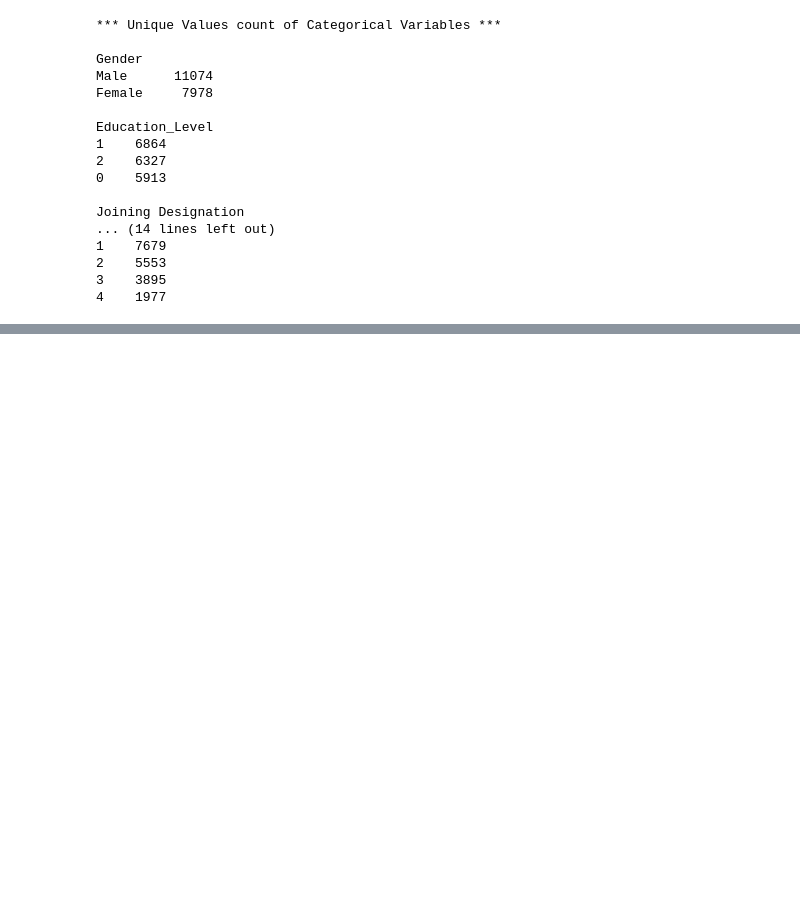
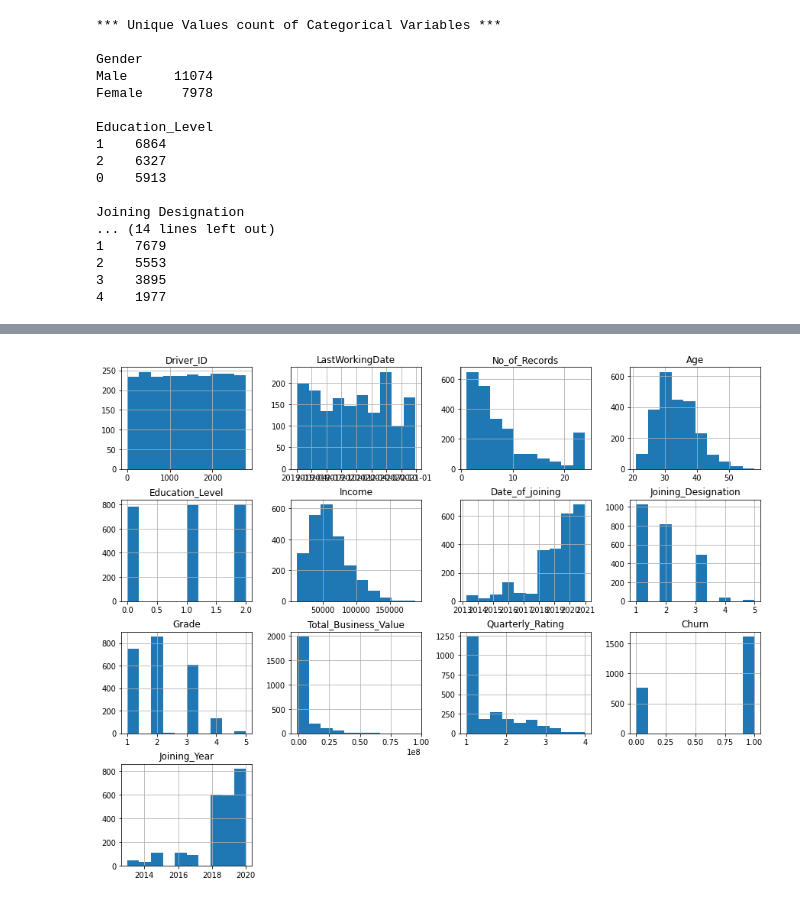
Before and after one commit to pkmariya/Scaler01, a Jupyter notebook: OLA_CaseStudy_Mariya_DSMLJune2022.ipynb, the cells around one changed output, grey strips where cells are left out. Cells and saved outputs as stored; diff of their text form; code cells hidden in the pictures; blank space fills up the shorter version.

```diff
--- a/OLA_CaseStudy_Mariya_DSMLJune2022.ipynb
+++ b/OLA_CaseStudy_Mariya_DSMLJune2022.ipynb
@@ -238,0 +321,5 @@ dtype: int64
+# %%
+work_df.hist(figsize=(15,12))
+plt.show()
+# %% [output]
+[figure, added]
```
Also changed, not shown: parts of 35 cells of this notebook.
